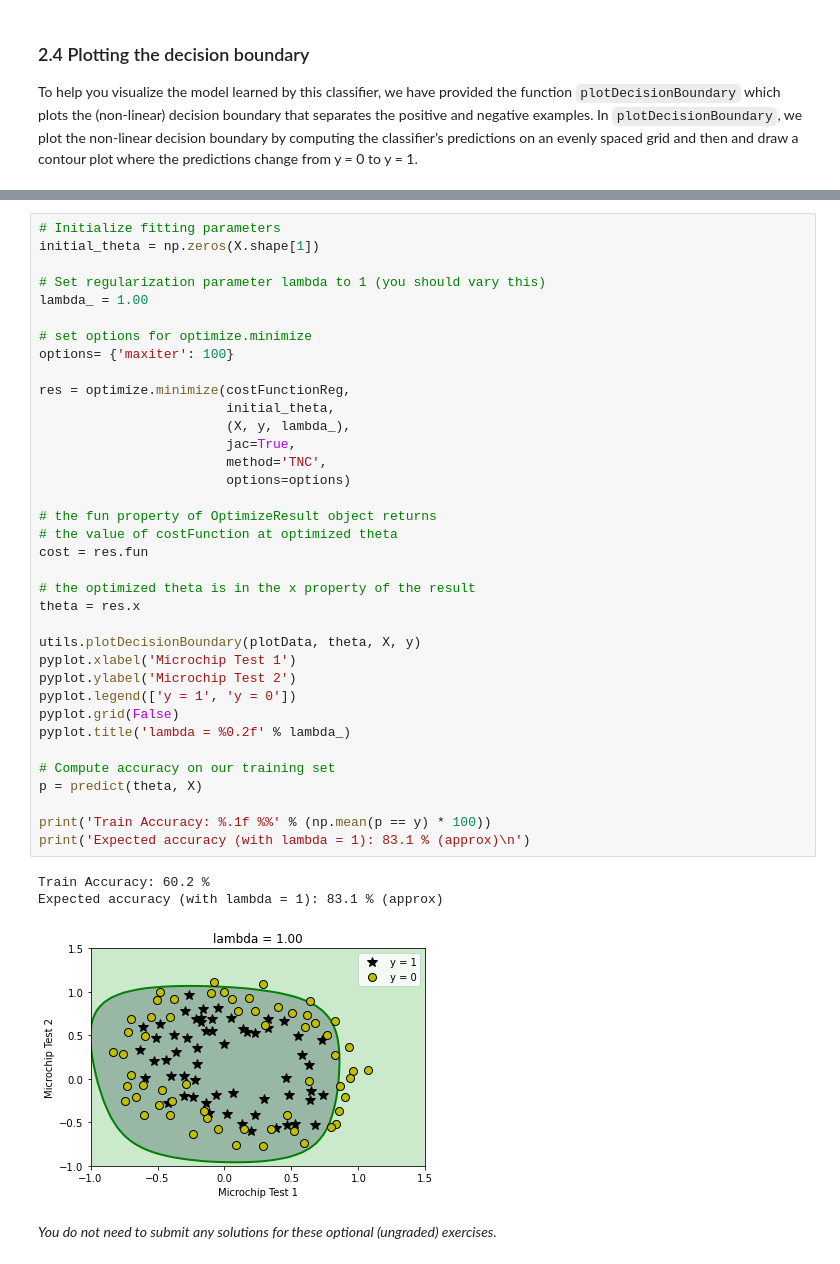
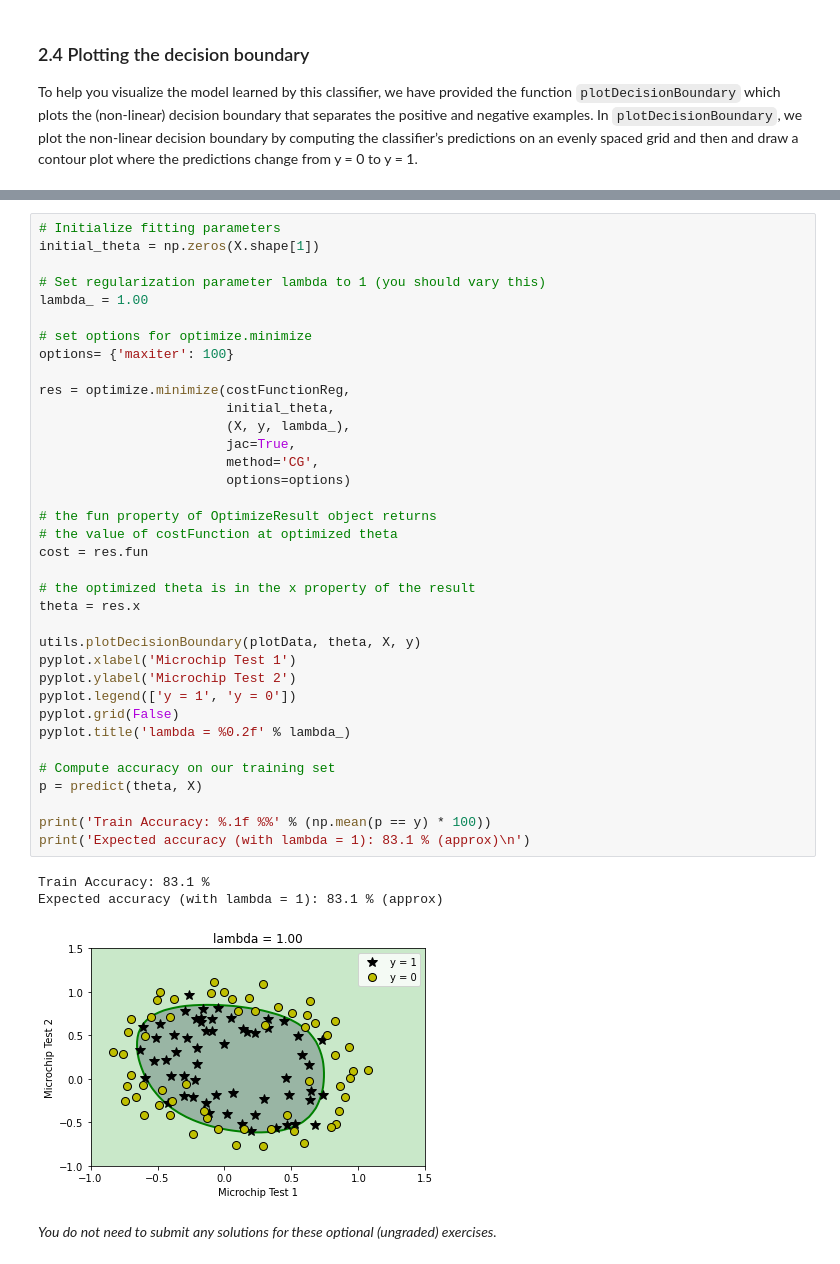
Before and after one commit to niqaqil/Machine-learning-cousera, a Jupyter notebook: Exercise2/exercise2.ipynb, the cells around one changed output, grey strips where cells are left out. Drawn from its saved outputs; the diff is of its cells as text.

```diff
--- a/Exercise2/exercise2.ipynb
+++ b/Exercise2/exercise2.ipynb
@@ -697,35 +697,35 @@ lambda_ = 1.00
 # set options for optimize.minimize
 options= {'maxiter': 100}
 
 res = optimize.minimize(costFunctionReg,
                         initial_theta,
                         (X, y, lambda_),
                         jac=True,
-                        method='TNC',
+                        method='CG',
                         options=options)
 
 # the fun property of OptimizeResult object returns
 # the value of costFunction at optimized theta
 cost = res.fun
 
 # the optimized theta is in the x property of the result
 theta = res.x
 
 utils.plotDecisionBoundary(plotData, theta, X, y)
 pyplot.xlabel('Microchip Test 1')
 pyplot.ylabel('Microchip Test 2')
 pyplot.legend(['y = 1', 'y = 0'])
 pyplot.grid(False)
 pyplot.title('lambda = %0.2f' % lambda_)
 
 # Compute accuracy on our training set
 p = predict(theta, X)
 
 print('Train Accuracy: %.1f %%' % (np.mean(p == y) * 100))
 print('Expected accuracy (with lambda = 1): 83.1 % (approx)\n')
 # %% [output]
-Train Accuracy: 60.2 %
+Train Accuracy: 83.1 %
 Expected accuracy (with lambda = 1): 83.1 % (approx)
-[figure, old version]
+[figure, new version]
 # %% [markdown]
 *You do not need to submit any solutions for these optional (ungraded) exercises.*
```
